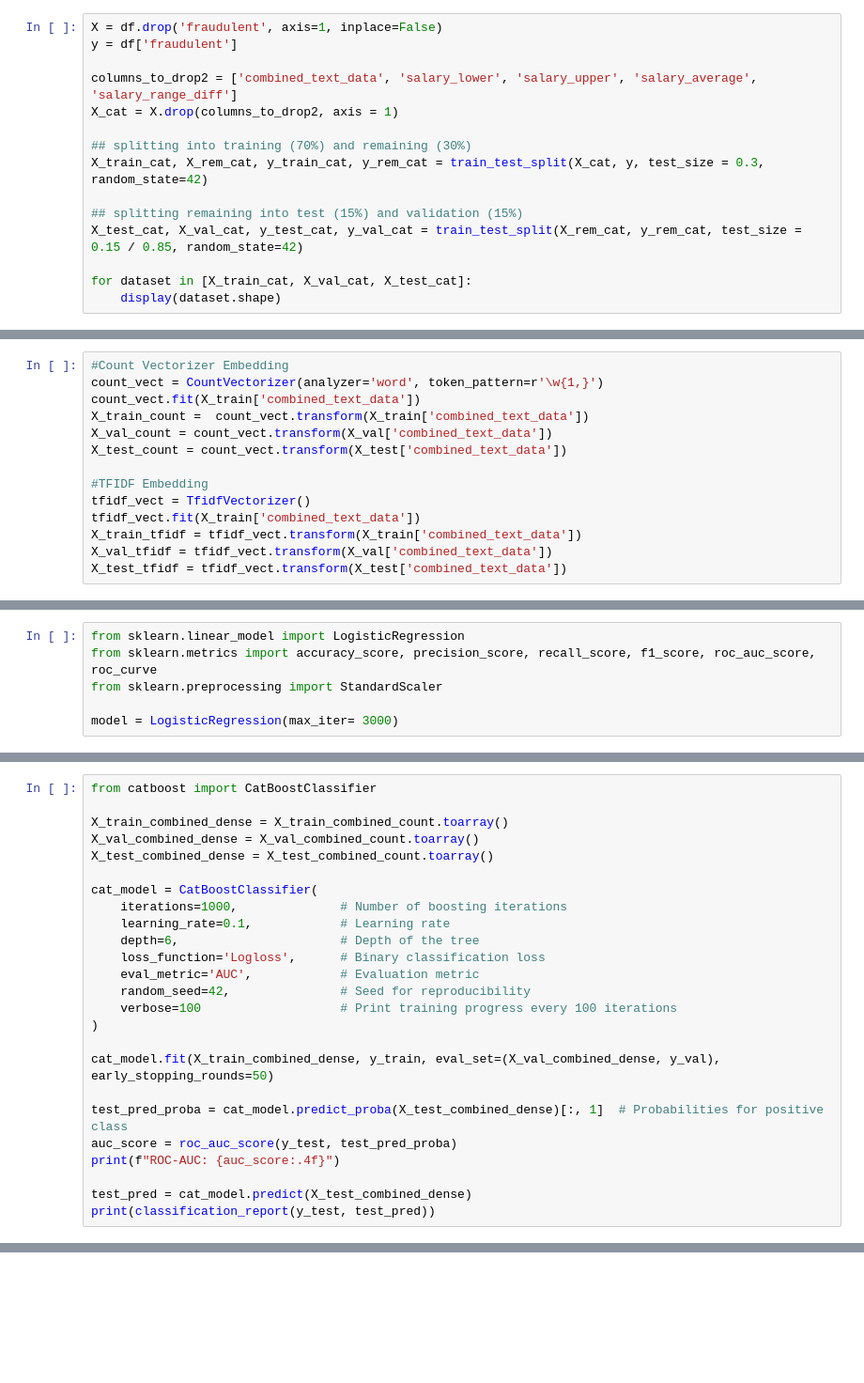
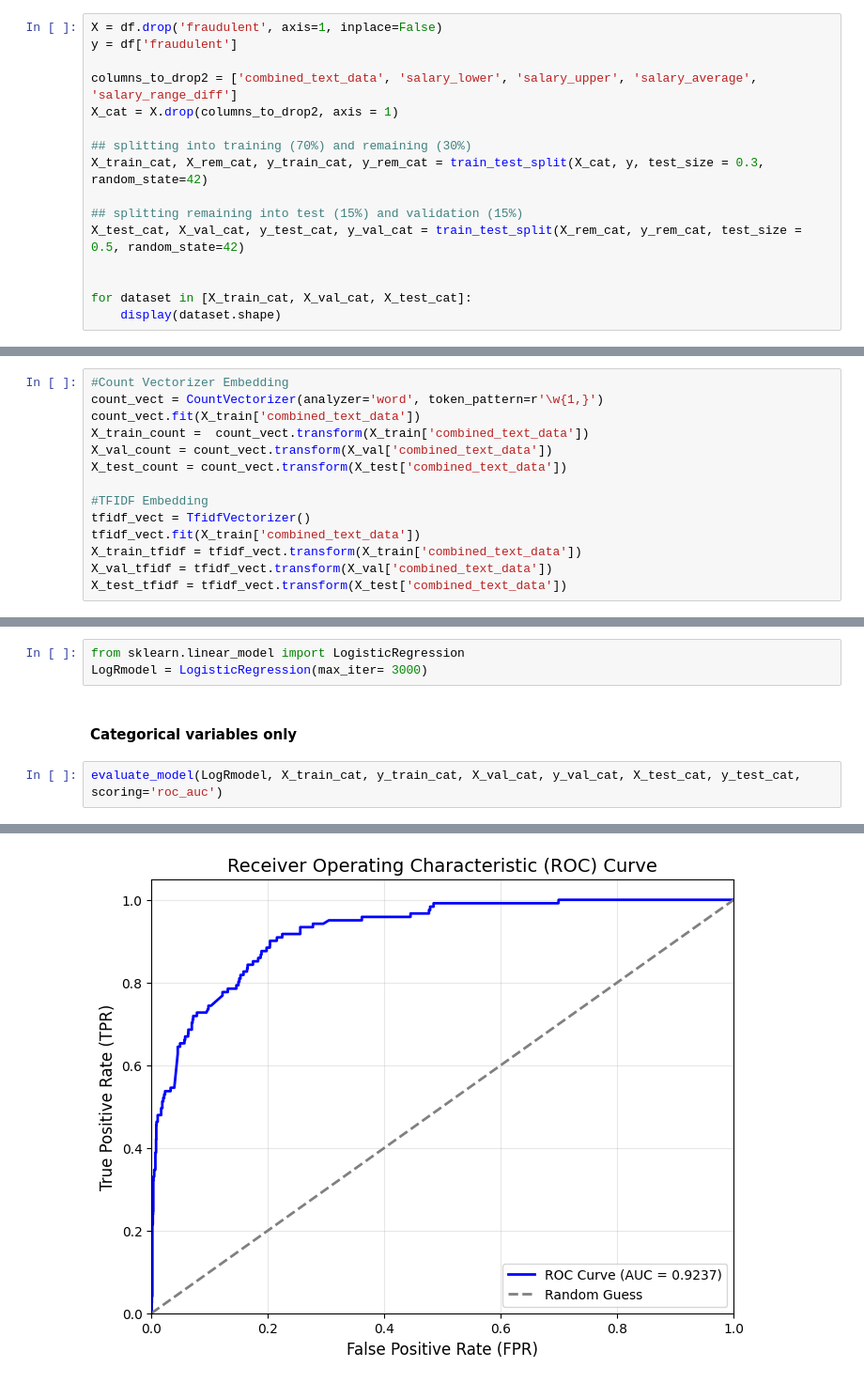
Before and after one commit to undeser/fake-jobs-detection, a Jupyter notebook: notebook.ipynb, the cells around one changed output, grey strips where cells are left out. Shown: that part at 94% size. Saved outputs shown, nothing was run; the diff lists cells and outputs as text; blank space fills up the shorter version.

Commit message:
Added NN model and evaluation func

```diff
--- a/notebook.ipynb
+++ b/notebook.ipynb
@@ -166,7 +231,8 @@ X_cat = X.drop(columns_to_drop2, axis = 1)
 X_train_cat, X_rem_cat, y_train_cat, y_rem_cat = train_test_split(X_cat, y, test_size = 0.3, random_state=42)
 
 ## splitting remaining into test (15%) and validation (15%)
-X_test_cat, X_val_cat, y_test_cat, y_val_cat = train_test_split(X_rem_cat, y_rem_cat, test_size = 0.15 / 0.85, random_state=42)
+X_test_cat, X_val_cat, y_test_cat, y_val_cat = train_test_split(X_rem_cat, y_rem_cat, test_size = 0.5, random_state=42)
+
 
 for dataset in [X_train_cat, X_val_cat, X_test_cat]:
     display(dataset.shape)
@@ -213,6 +274,0 @@ display(X_test_tfidf.shape)
-# %%
-from sklearn.linear_model import LogisticRegression
-from sklearn.metrics import accuracy_score, precision_score, recall_score, f1_score, roc_auc_score, roc_curve
-from sklearn.preprocessing import StandardScaler
-
-model = LogisticRegression(max_iter= 3000)
@@ -420,25 +274,0 @@ LightGBM AUC (TfidfVectorizer with binary columns): 0.9901
-# %%
-from catboost import CatBoostClassifier
-
-X_train_combined_dense = X_train_combined_count.toarray()
-X_val_combined_dense = X_val_combined_count.toarray()
-X_test_combined_dense = X_test_combined_count.toarray()
-
-cat_model = CatBoostClassifier(
-    iterations=1000,              # Number of boosting iterations
-    learning_rate=0.1,            # Learning rate
-    depth=6,                      # Depth of the tree
-    loss_function='Logloss',      # Binary classification loss
-    eval_metric='AUC',            # Evaluation metric
-    random_seed=42,               # Seed for reproducibility
-    verbose=100                   # Print training progress every 100 iterations
-)
-
-cat_model.fit(X_train_combined_dense, y_train, eval_set=(X_val_combined_dense, y_val), early_stopping_rounds=50)
-
-test_pred_proba = cat_model.predict_proba(X_test_combined_dense)[:, 1]  # Probabilities for positive class
-auc_score = roc_auc_score(y_test, test_pred_proba)
-print(f"ROC-AUC: {auc_score:.4f}")
-
-test_pred = cat_model.predict(X_test_combined_dense)
-print(classification_report(y_test, test_pred))
@@ -464,0 +418,8 @@ weighted avg       0.99      0.99      0.99      4356
+# %%
+from sklearn.linear_model import LogisticRegression
+LogRmodel = LogisticRegression(max_iter= 3000)
+# %% [markdown]
+#### Categorical variables only
+# %%
+evaluate_model(LogRmodel, X_train_cat, y_train_cat, X_val_cat, y_val_cat, X_test_cat, y_test_cat, scoring='roc_auc')
+# %% [output]
@@ -464,0 +440 @@ weighted avg       0.99      0.99      0.99      4356
+[figure, added]
```
Also changed, not shown: parts of 93 cells of this notebook.
